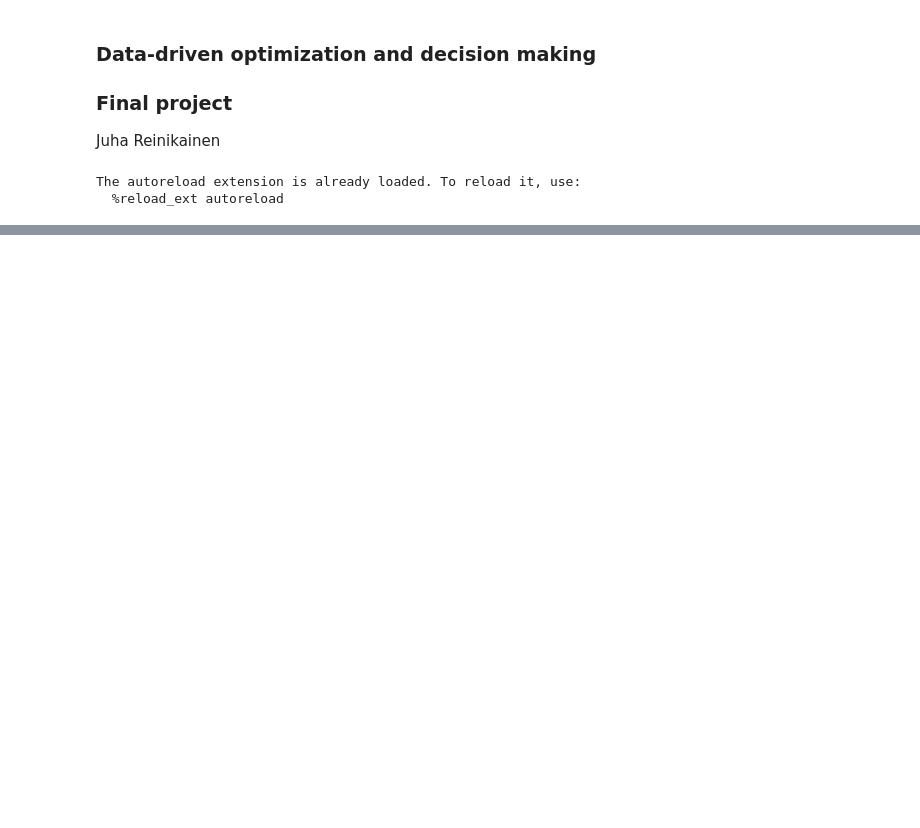
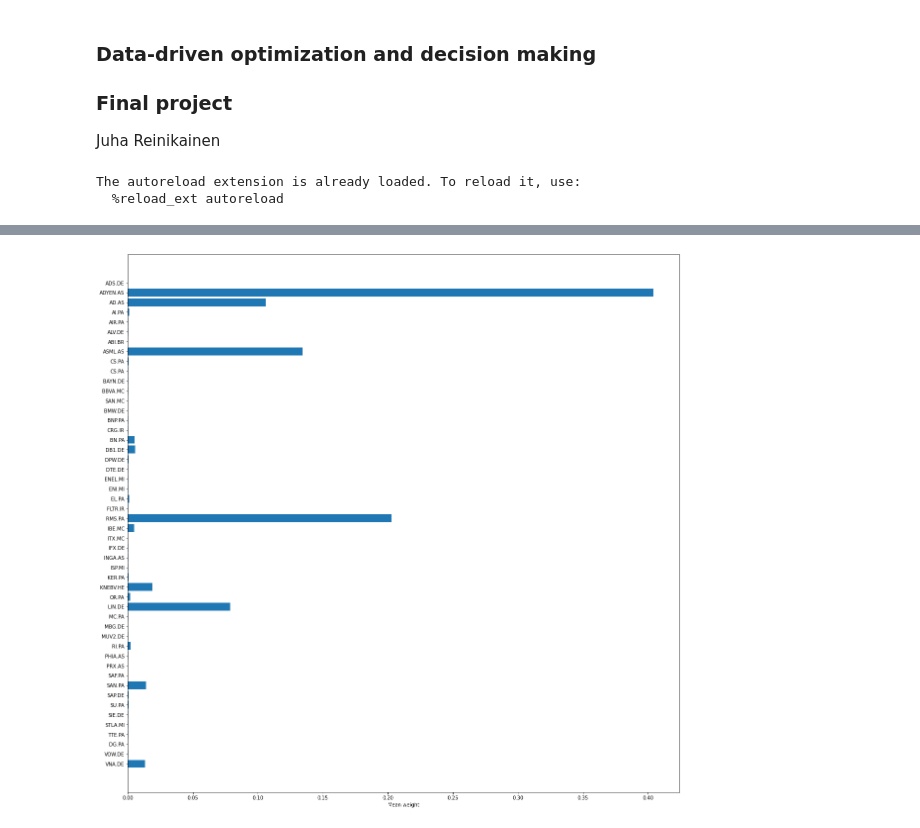
Before and after one commit to juanrein/opt, a Jupyter notebook: dataopt/final_project/reinikainen_juha_final_project.ipynb, the cells around one changed output, grey strips where cells are left out. Cells and saved outputs as stored; diff of their text form; code cells hidden in the pictures; blank space fills up the shorter version.

```diff
--- a/dataopt/final_project/reinikainen_juha_final_project.ipynb
+++ b/dataopt/final_project/reinikainen_juha_final_project.ipynb
@@ -116,0 +84,10 @@ print(res.X[:3])
+# %%
+Wfinal = res.X[:,:n_stocks]
+Yfinal = res.X[:,n_stocks:]
+WYfinal = res.X[:,:n_stocks] * res.X[:, n_stocks:]
+#weights add to one?
+print((WYfinal).sum(axis=1))
+
+nStocksInEachSolution = Yfinal.sum(axis=1)
+#number of stocks between min_stocks and max_stocks?
+print(np.logical_and(nStocksInEachSolution >= min_stocks, nStocksInEachSolution <= max_stocks))
@@ -116,0 +112,12 @@ print(res.X[:3])
+# %%
+#mean weight for each stock
+Wmean = WYfinal.mean(axis=0)
+fig, ax = plt.subplots(figsize=(20,20))
+ax.barh(range(len(Wmean)), Wmean)
+ax.set_yticks(range(len(Wmean)), labels=data.STOCKNAMES)
+ax.invert_yaxis()
+ax.set_xlabel("Mean weight")
+
+plt.show()
+# %% [output]
+[figure, added]
```
Also changed, not shown: parts of 6 cells of this notebook, 1 other file.
